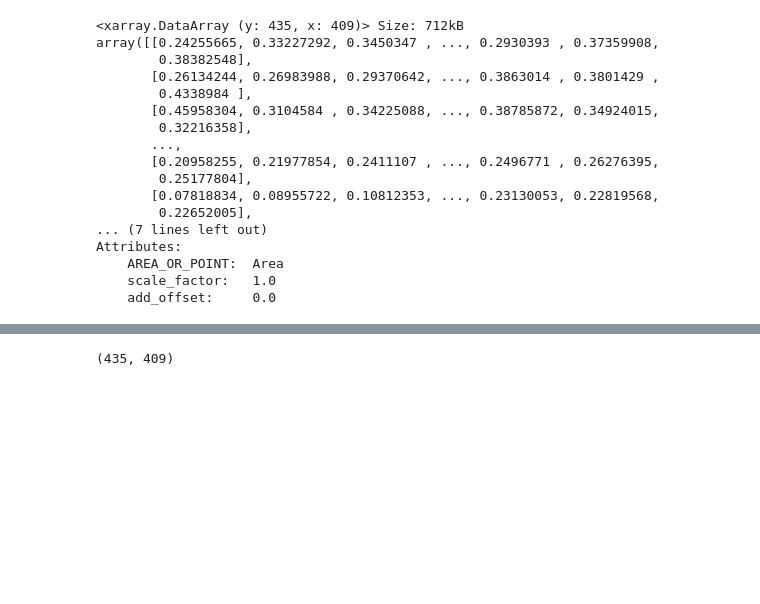
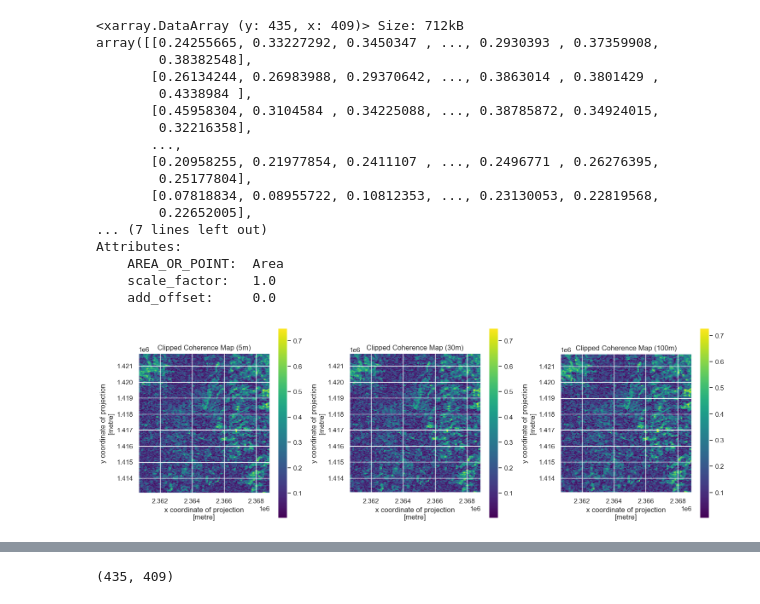
Before and after one commit to julober/snowex_uavsar_coherence, a Jupyter notebook: notebooks/spatial_variance.ipynb, the cells around one changed output, grey strips where cells are left out. Cells and saved outputs as stored; diff of their text form; code cells hidden in the pictures; blank space fills up the shorter version.

```diff
--- a/notebooks/spatial_variance.ipynb
+++ b/notebooks/spatial_variance.ipynb
@@ -83,3 +83,23 @@ Attributes:
     AREA_OR_POINT:  Area
     scale_factor:   1.0
     add_offset:     0.0
+# %%
+ds_clip_5m = ds_reprojected_clip
+ds_clip_30m = ds_reprojected_clip.rio.reproject(ds_reprojected_clip.rio.crs, resolution=(30,30))
+ds_clip_100m = ds_reprojected_clip.rio.reproject(ds_reprojected_clip.rio.crs, resolution=(50,50))
+
+# plot the clipped coherence maps side by side
+fig, axes = plt.subplots(1, 3, figsize=(15, 5))
+ds_clip_5m.plot.imshow(ax=axes[0])
+axes[0].set_title("Clipped Coherence Map (5m)")
+axes[0].set_aspect('equal')
+ds_clip_30m.plot.imshow(ax=axes[1])
+axes[1].set_title("Clipped Coherence Map (30m)")
+axes[1].set_aspect('equal')
+ds_clip_100m.plot.imshow(ax=axes[2])
+axes[2].set_title("Clipped Coherence Map (100m)")
+axes[2].set_aspect('equal')
+plt.tight_layout()
+plt.show()
+# %% [output]
+[figure, added]
```
Also changed, not shown: parts of 8 cells of this notebook.
